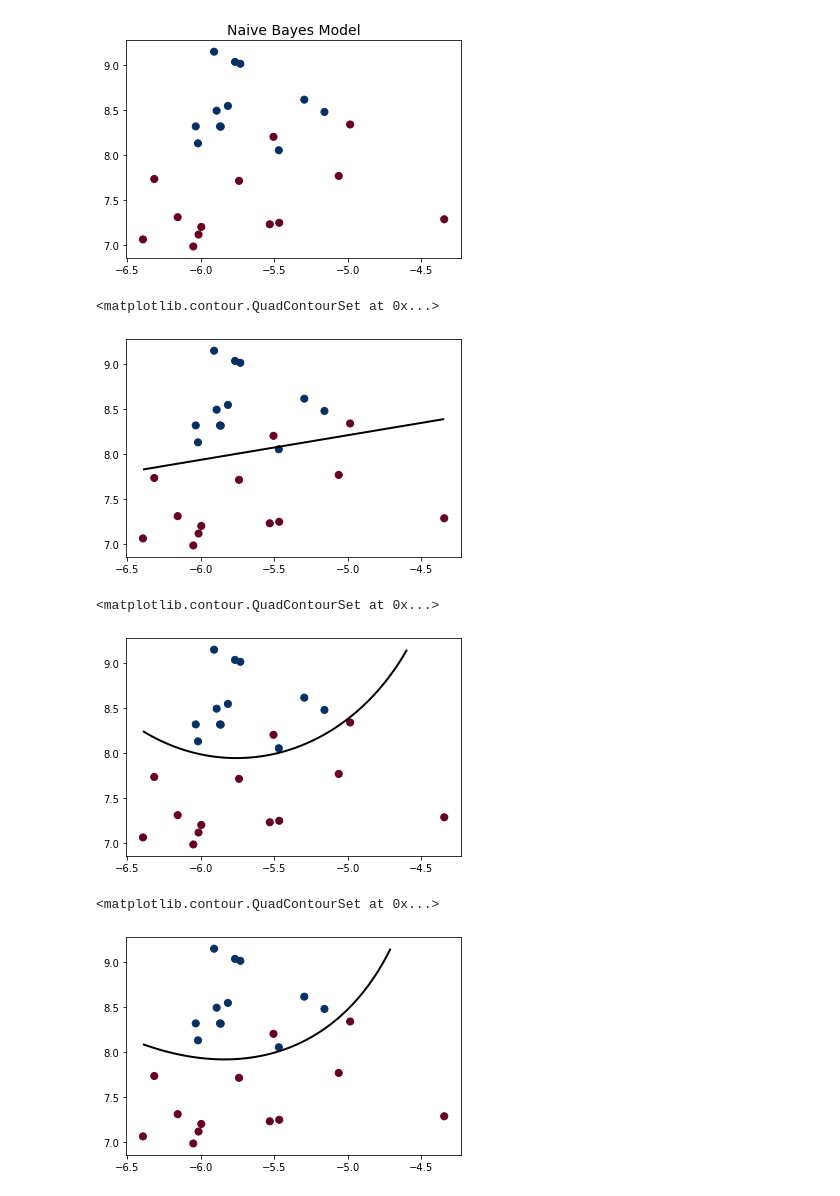
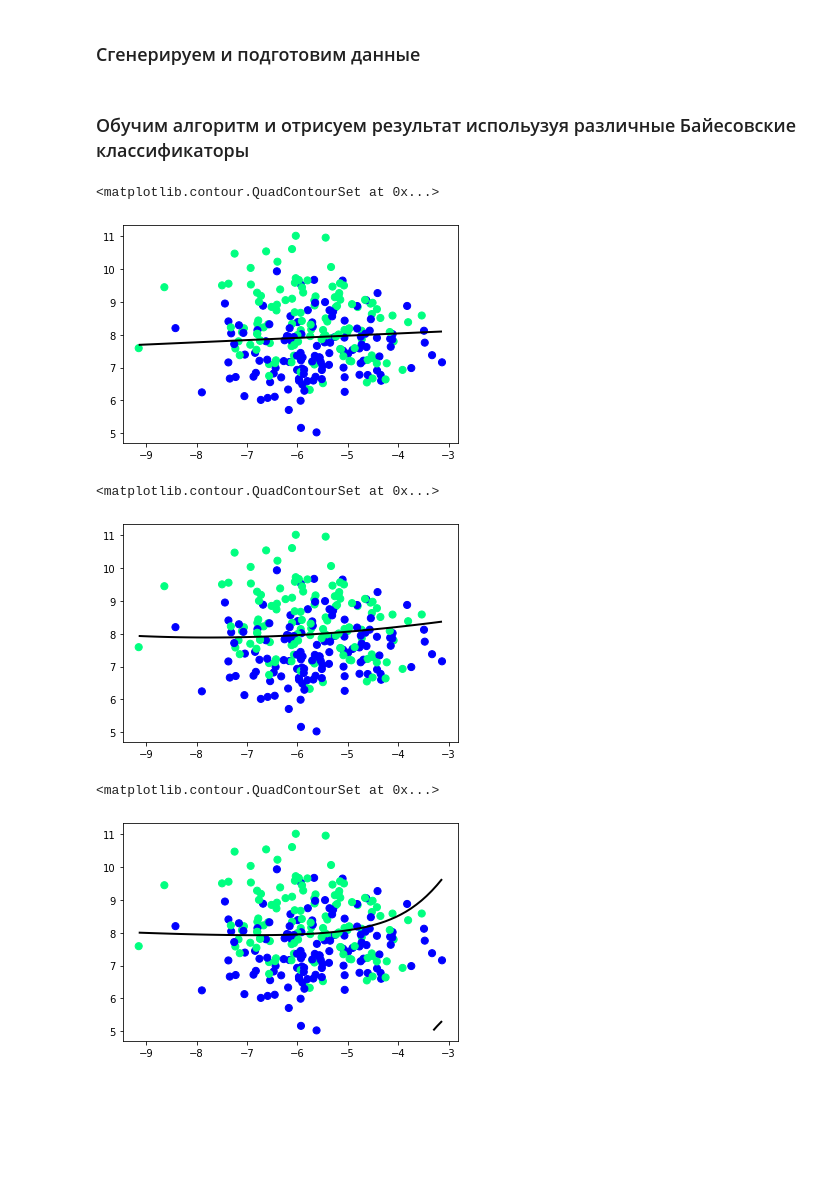
Before and after one commit to Hpilton/TheoryOfML, a Jupyter notebook: bayes.ipynb, the cells around one changed output. Saved outputs shown, nothing was run; the diff lists cells and outputs as text; code cells hidden in the pictures; blank space fills up the shorter version.

```diff
--- a/bayes.ipynb
+++ b/bayes.ipynb
@@ -1,5 +5,5 @@
 # %%
+import numpy as np
 from matplotlib import pyplot as plt
 from sklearn.datasets import make_blobs
-X, y = make_blobs(25, 2, centers=2, random_state=5, cluster_std=0.5)
-plt.scatter(X[:, 0], X[:, 1], c=y, s=50, cmap='RdBu');
+X, y = make_blobs(250, 2, centers=2, random_state=5, cluster_std=1)
@@ -8,10 +10,6 @@ plt.scatter(X[:, 0], X[:, 1], c=y, s=50, cmap='RdBu');
+# %% [markdown]
+### Сгенерируем и подготовим данные
 # %%
-import numpy as np
-fig, ax = plt.subplots()
-
-ax.scatter(X[:, 0], X[:, 1], c=y, s=50, cmap='RdBu')
-ax.set_title('Naive Bayes Model', size=14)
-
 xlim = (min(X[:,0]), max(X[:,0]))
 ylim = (min(X[:,1]), max(X[:,1]))
 
@@ -19,29 +17,29 @@ xg = np.linspace(xlim[0], xlim[1], 60)
 yg = np.linspace(ylim[0], ylim[1], 40)
 xx, yy = np.meshgrid(xg, yg)
 Xgrid = np.vstack([xx.ravel(), yy.ravel()]).T
-# %% [output]
-[figure, removed]
+# %% [markdown]
+### Обучим алгоритм и отрисуем результат испольузуя различные Байесовские классификаторы
 # %%
 from sklearn.discriminant_analysis import LinearDiscriminantAnalysis as LDA
 lda = LDA(n_components=2)
 lda.fit(X,y)
 Z =  lda.predict_proba(Xgrid)
 Z = Z[:, 1].reshape(xx.shape)
-plt.scatter(X[:, 0], X[:, 1], c=y, s=50, cmap='RdBu')
+plt.scatter(X[:, 0], X[:, 1], c=y, s=50, cmap='winter')
 plt.contour(xx,yy,Z, [0.5], linewidths=2., colors='black')
 # %% [output]
 <matplotlib.contour.QuadContourSet at 0x...>
-[figure, old version]
+[figure, new version]
 # %%
 from sklearn.naive_bayes import GaussianNB
 gnb = GaussianNB()
 Z = gnb.fit(X, y).predict_proba(Xgrid)
 Z = Z[:, 1].reshape(xx.shape)
-plt.scatter(X[:, 0], X[:, 1], c=y, s=50, cmap='RdBu')
+plt.scatter(X[:, 0], X[:, 1], c=y, s=50, cmap='winter')
 plt.contour(xx,yy,Z, [0.5], linewidths=2., colors='black')
 # %% [output]
 <matplotlib.contour.QuadContourSet at 0x...>
-[figure, old version]
+[figure, new version]
 # %%
 from sklearn.discriminant_analysis import QuadraticDiscriminantAnalysis
 
@@ -49,8 +47,8 @@ clf = QuadraticDiscriminantAnalysis()
 clf.fit(X, y)
 Z = clf.predict_proba(Xgrid)
 Z = Z[:, 1].reshape(xx.shape)
-plt.scatter(X[:, 0], X[:, 1], c=y, s=50, cmap='RdBu')
+plt.scatter(X[:, 0], X[:, 1], c=y, s=50, cmap='winter')
 plt.contour(xx, yy, Z, [0.5], linewidths=2, colors='black')
 # %% [output]
 <matplotlib.contour.QuadContourSet at 0x...>
-[figure, old version]
+[figure, new version]
```
Also changed, not shown: parts of 2 cells of this notebook, 4 other files.
